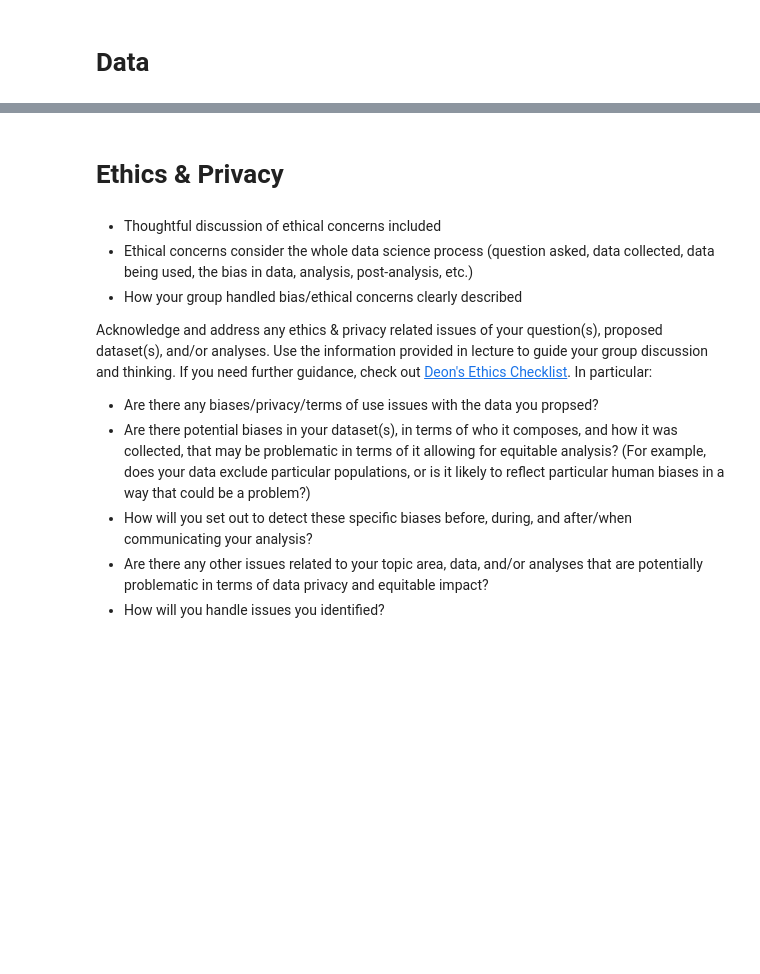
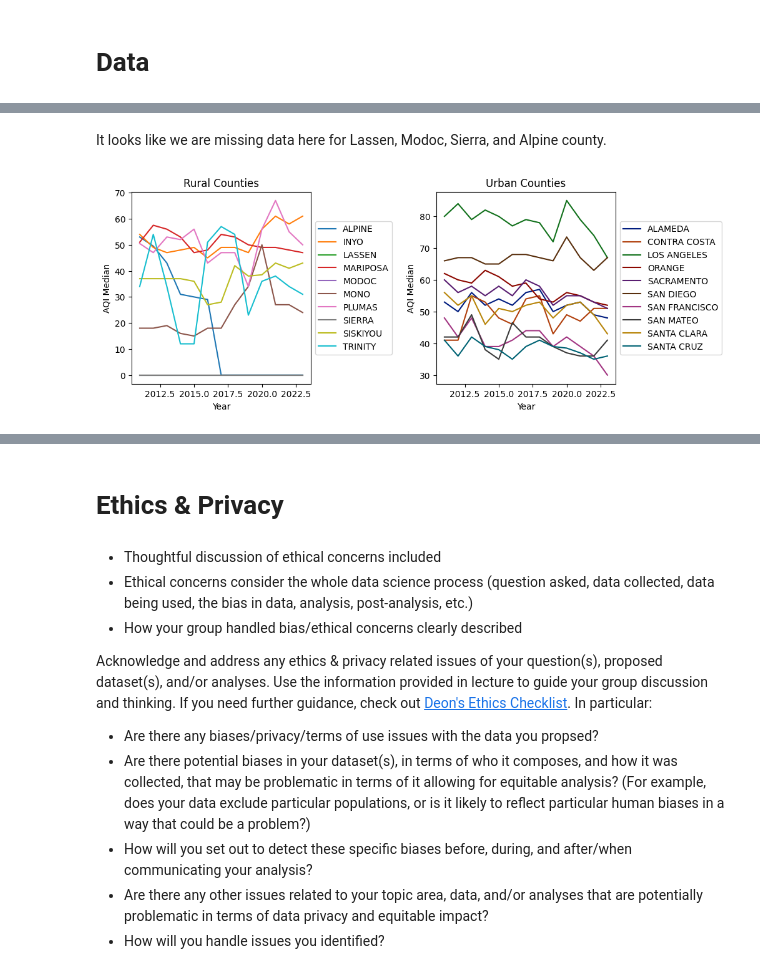
Before and after one commit to richardlaoo/Group131_DS_Analysis, a Jupyter notebook: FinalProject_Group131_SP25.ipynb, the cells around one changed output, grey strips where cells are left out. Saved outputs shown, nothing was run; the diff lists cells and outputs as text; code cells hidden in the pictures; blank space fills up the shorter version.

```diff
--- a/FinalProject_Group131_SP25.ipynb
+++ b/FinalProject_Group131_SP25.ipynb
@@ -107,0 +493,16 @@ Some more words and stuff.  Remember notebooks work best if you interleave the c
+# %% [markdown]
+It looks like we are missing data here for Lassen, Modoc, Sierra, and Alpine county.
+# %%
+# Plot some line plots to see the trend over time
+fig, axes = plt.subplots(nrows=1, ncols=2, figsize=(10, 4))
+rural_aqi = rural_df[rural_df['AQI Median'] < 80]
+sns.lineplot(rural_aqi[['County', 'Year', 'AQI Median']], x='Year', y='AQI Median', hue='County', ax=axes[0], palette=sns.color_palette('tab10'))
+axes[0].set_title('Rural Counties')
+sns.lineplot(urban_df, x='Year', y='AQI Median', hue='County', ax=axes[1], palette=sns.color_palette('dark'))
+axes[1].set_title('Urban Counties')
+
+plt.subplots_adjust(wspace=0.7)
+axes[0].legend(loc='center left', bbox_to_anchor=(1.0, 0.5))
+axes[1].legend(loc='center left', bbox_to_anchor=(1.0, 0.5));
+# %% [output]
+[figure, added]
```
Also changed, not shown: parts of 128 cells of this notebook.
